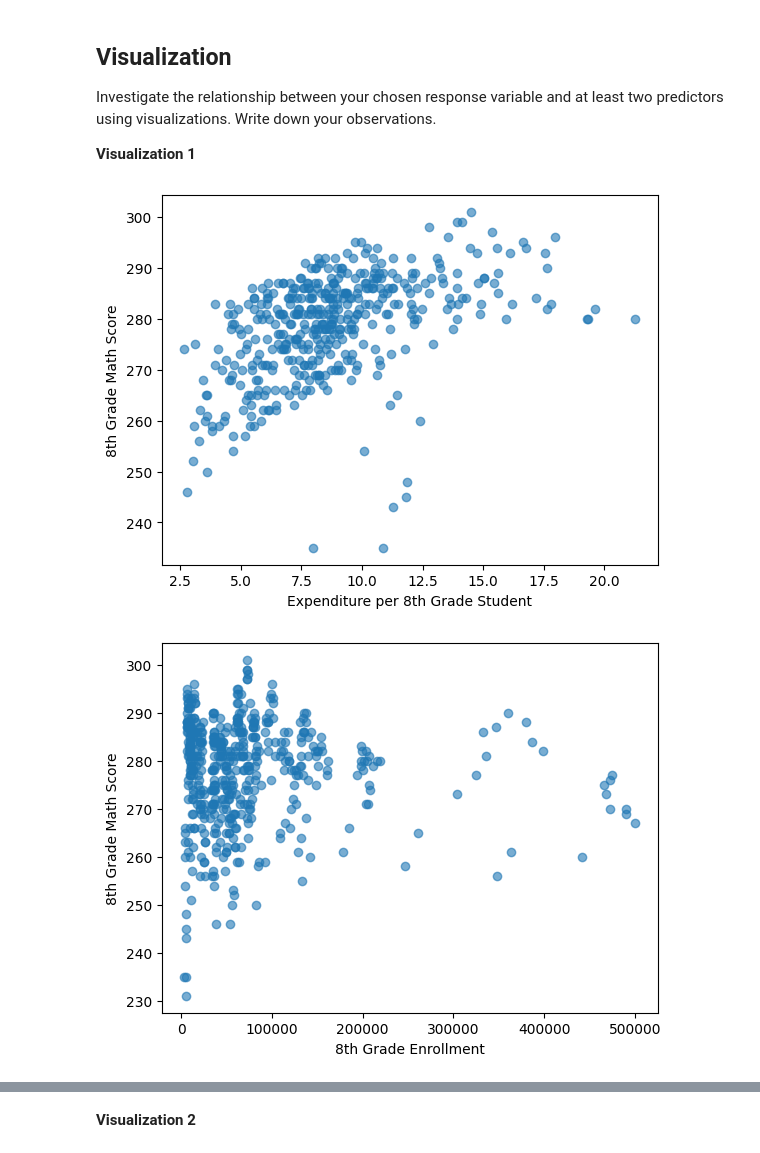
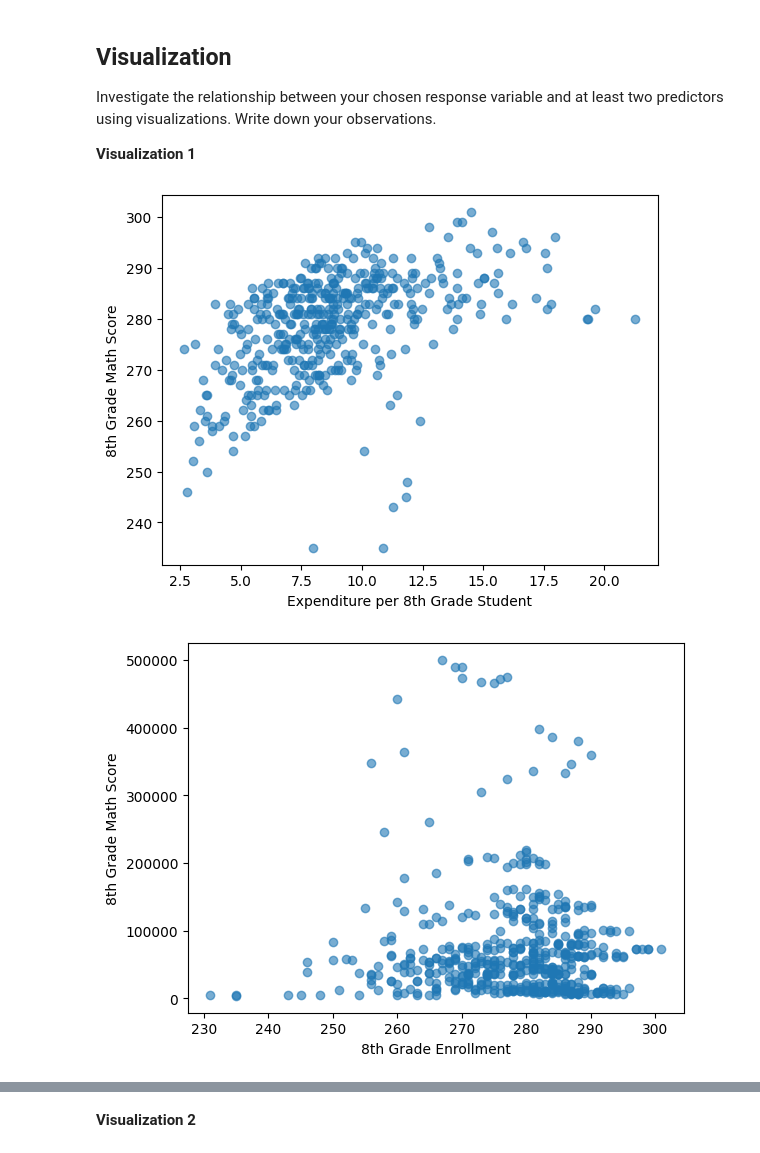
Before and after one commit to zayduzzaman/MDST_Onboarding, a Jupyter notebook: tutorial1/checkpoint1.ipynb, the cells around one changed output, grey strips where cells are left out. Saved outputs shown, nothing was run; the diff lists cells and outputs as text; code cells hidden in the pictures.

```diff
--- a/tutorial1/checkpoint1.ipynb
+++ b/tutorial1/checkpoint1.ipynb
@@ -225,26 +225,26 @@ Investigate the relationship between your chosen response variable and at least
 # %%
 plt.scatter(states_csv["KNOWN_DIRECT_EXPENDITURE_PER_STUDENT"], states_csv["AVG_MATH_8_SCORE"], alpha = 0.6)
 plt.xlabel('Expenditure per 8th Grade Student')
 plt.ylabel('8th Grade Math Score')
 
 plt.show()
 
-plt.scatter(states_csv["ENROLL_8"], states_csv["AVG_MATH_8_SCORE"], alpha = 0.6)
+plt.scatter(states_csv["AVG_MATH_8_SCORE"], states_csv["ENROLL_8"], alpha = 0.6)
 plt.xlabel('8th Grade Enrollment')
 plt.ylabel('8th Grade Math Score')
 
 plt.show()
 
 fig = plt.figure()
 ax = fig.add_subplot(projection='3d')
 ax.scatter(states_csv["KNOWN_DIRECT_EXPENDITURE_PER_STUDENT"], states_csv["AVG_MATH_8_SCORE"], states_csv["ENROLL_8"], )
 ax.set_xlabel('Expenditure per 8th Grade Student')
 ax.set_ylabel('8th Grade Math Score')
 ax.set_zlabel('Enrollment')
 plt.show() # I dragged this into a different python module so that I could use the toolbar, was helpful
 # %% [output]
 [figure]
-[figure, old version]
+[figure, new version]
 [figure]
 # %% [markdown]
 Total expenditure per student vs average 8th grade math score
```
Also changed, not shown: parts of 1 cell of this notebook.
